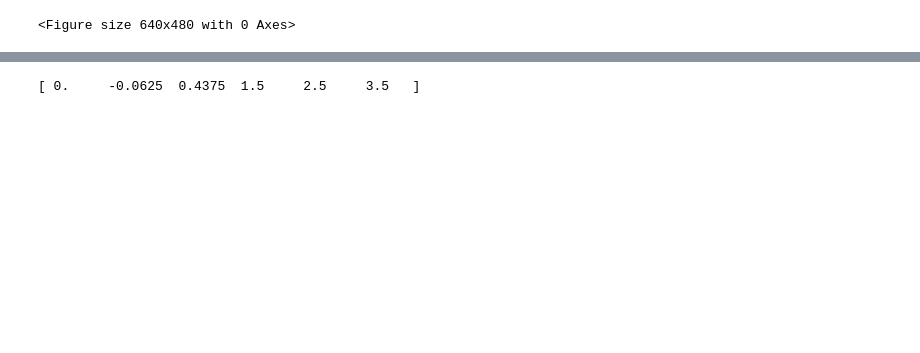
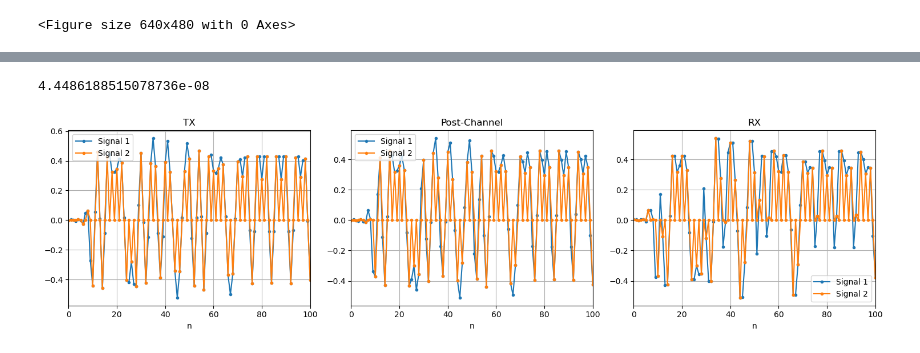
Before and after one commit to cddelong6626/sdr-notebooks, a Jupyter notebook: notebooks/qpsk_sim.ipynb, the cells around one changed output, grey strips where cells are left out. Cells and saved outputs as stored; diff of their text form; code cells hidden in the pictures; blank space fills up the shorter version.

```diff
--- a/notebooks/qpsk_sim.ipynb
+++ b/notebooks/qpsk_sim.ipynb
@@ -208,18 +209,37 @@ print(np.sum(bits_rx != bits_tx))
 # %%
-farrow = CubicFarrowStructure()
+fig, axs = plt.subplots(1, 3, figsize=(15, 4))
 
-a = []
-# a.append(farrow.process_sample(0, 0.5))
-# a.append(farrow.process_sample(1, 0.5))
-# a.append(farrow.process_sample(2, 0.5))
-# a.append(farrow.process_sample(3, 0.5))
-# a.append(farrow.process_sample(4, 0.5))
-# a.append(farrow.process_sample(5, 0.5))
-a = farrow.process_batch([0, 1, 2, 3, 4, 5], 0.5)
-print(a)
-# farrow.update(1)
-# farrow.update(2)
-# farrow.update(3)
-# farrow.update(4)
+
+SPS = 2
+N_RRC_TAPS = SPS*10 + 1
+N_SAMPS = 70
+
+# TX
+h_rrc = rrc_coef(Ts=SPS, n_taps=N_RRC_TAPS)
+s = np.convolve(upsample(modulate_qpsk(np.random.randint(2, size=N_SAMPS)), SPS), h_rrc)
+samples = np.array([s[i]*(i % SPS == 0) for i in np.arange(s.size)], dtype=s.dtype)
+plot_signal(s, samples, title="TX", ax=axs[0])
+
+
+# Channel
+mu = 0.2
+s = apply_symbol_timing_offset(s, mu)
+
+samples = np.array([s[i]*(i % SPS == 0) for i in np.arange(s.size)], dtype=s.dtype)
+
+plot_signal(s, samples, title="Post-Channel", ax=axs[1])
+
+
+# RX
+# s = np.convolve(s, h_rrc)[20:-20]
+stc = SymbolTimingCorrector()
+s = stc.correct_batch(batch=s)
+samples = np.array([s[i]*(i % SPS == 0) for i in np.arange(s.size)], dtype=s.dtype)
+plot_signal(s, samples, title="RX", ax=axs[2])
+print(stc.mu)
+
+plt.tight_layout()
+plt.show()
 # %% [output]
-[ 0.     -0.0625  0.4375  1.5     2.5     3.5   ]
+4.4486188515078736e-08
+[figure, added]
```
Also changed, not shown: parts of 10 cells of this notebook, 7 other files.
